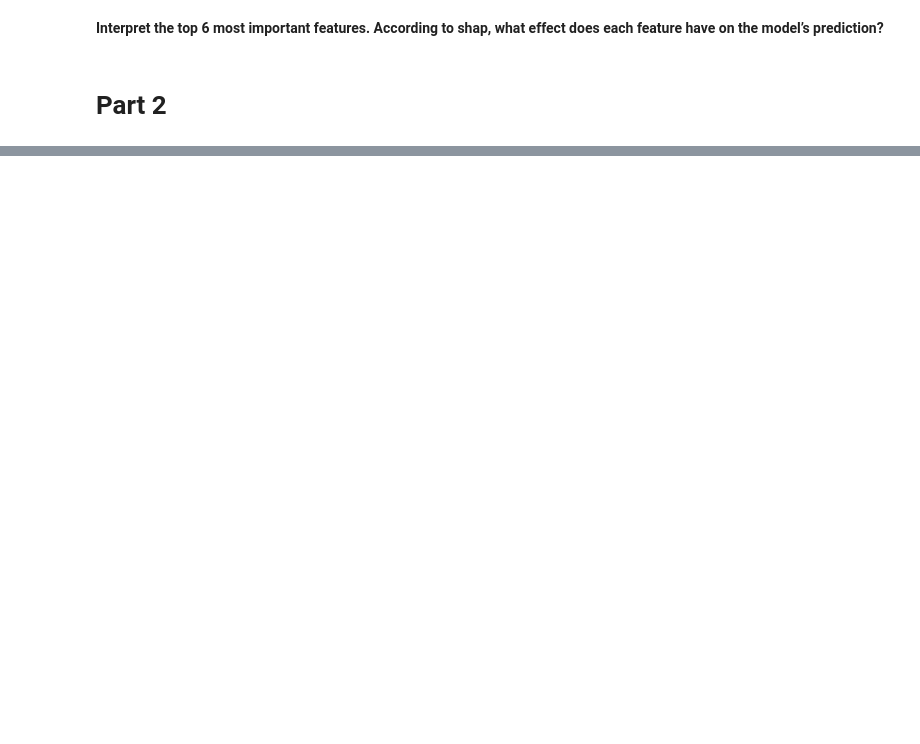
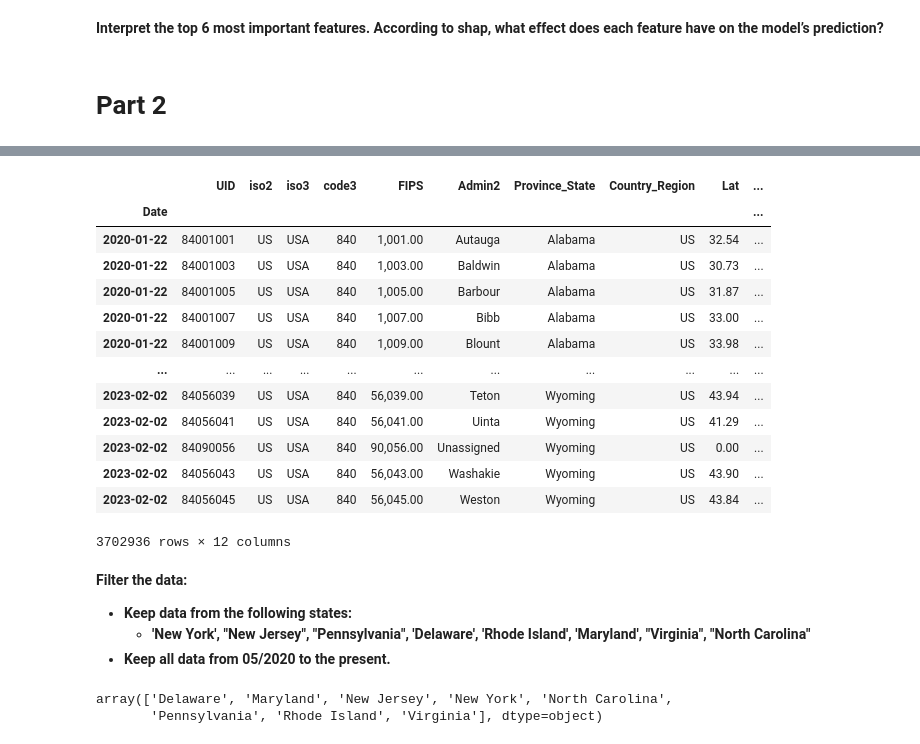
Before and after one commit to kellianneyang/data-visualization-practice, a Jupyter notebook: Mock Belt Exam - Data Visualization Stack.ipynb, the cells around one changed output, grey strips where cells are left out. Cells and saved outputs as stored; diff of their text form; code cells hidden in the pictures; blank space fills up the shorter version.

```diff
--- a/Mock Belt Exam - Data Visualization Stack.ipynb
+++ b/Mock Belt Exam - Data Visualization Stack.ipynb
@@ -453,0 +541,7 @@ shap._explanation.Explanation
+# %%
+id_vars = list(df.columns[:11])
+# %%
+melted = pd.melt(df, id_vars = id_vars)
+
+# check
+melted
@@ -453,0 +562,7 @@ shap._explanation.Explanation
+# %%
+# rename 'variable' to 'Date' and 'value' to 'Confirmed'
+melted = melted.rename(columns = {'variable': 'Date',
+                                 'value': 'Confirmed'})
+
+# check
+melted
@@ -453,0 +583,7 @@ shap._explanation.Explanation
+# %%
+melted['Date'] = pd.to_datetime(melted['Date'],
+                                format = '%d%m%Y')
+
+# check
+melted.info()
+melted.head()
@@ -453,0 +617,37 @@ shap._explanation.Explanation
+# %%
+df_dateind = melted.set_index('Date')
+
+# check
+df_dateind
+# %% [output]
+|  | UID | iso2 | iso3 | code3 | FIPS | Admin2 | Province_State | Country_Region | Lat | ... |
+| Date |  |  |  |  |  |  |  |  |  | ... |
+| 2020-01-22 | 84001001 | US | USA | 840 | 1,001.00 | Autauga | Alabama | US | 32.54 | ... |
+| 2020-01-22 | 84001003 | US | USA | 840 | 1,003.00 | Baldwin | Alabama | US | 30.73 | ... |
+| 2020-01-22 | 84001005 | US | USA | 840 | 1,005.00 | Barbour | Alabama | US | 31.87 | ... |
+| 2020-01-22 | 84001007 | US | USA | 840 | 1,007.00 | Bibb | Alabama | US | 33.00 | ... |
+| 2020-01-22 | 84001009 | US | USA | 840 | 1,009.00 | Blount | Alabama | US | 33.98 | ... |
+| ... | ... | ... | ... | ... | ... | ... | ... | ... | ... | ... |
+| 2023-02-02 | 84056039 | US | USA | 840 | 56,039.00 | Teton | Wyoming | US | 43.94 | ... |
+| 2023-02-02 | 84056041 | US | USA | 840 | 56,041.00 | Uinta | Wyoming | US | 41.29 | ... |
+| 2023-02-02 | 84090056 | US | USA | 840 | 90,056.00 | Unassigned | Wyoming | US | 0.00 | ... |
+| 2023-02-02 | 84056043 | US | USA | 840 | 56,043.00 | Washakie | Wyoming | US | 43.90 | ... |
+| 2023-02-02 | 84056045 | US | USA | 840 | 56,045.00 | Weston | Wyoming | US | 43.84 | ... |
+3702936 rows × 12 columns
+# %% [markdown]
+**Filter the data:**
+- **Keep data from the following states:**
+    - **'New York', "New Jersey", "Pennsylvania", 'Delaware', 'Rhode Island', 'Maryland', "Virginia", "North Carolina"**
+- **Keep all data from 05/2020 to the present.**
+# %%
+states_to_keep = ['New York', 'New Jersey', 'Pennsylvania',
+                 'Delaware', 'Rhode Island', 'Maryland',
+                 'Virginia', 'North Carolina']
+
+df_filtered = df_dateind[df_dateind['Province_State'].isin(states_to_keep)]
+
+# check
+df_filtered['Province_State'].unique()
+# %% [output]
+array(['Delaware', 'Maryland', 'New Jersey', 'New York', 'North Carolina',
+       'Pennsylvania', 'Rhode Island', 'Virginia'], dtype=object)
```
Also changed, not shown: parts of 37 cells of this notebook, 1 other file.
